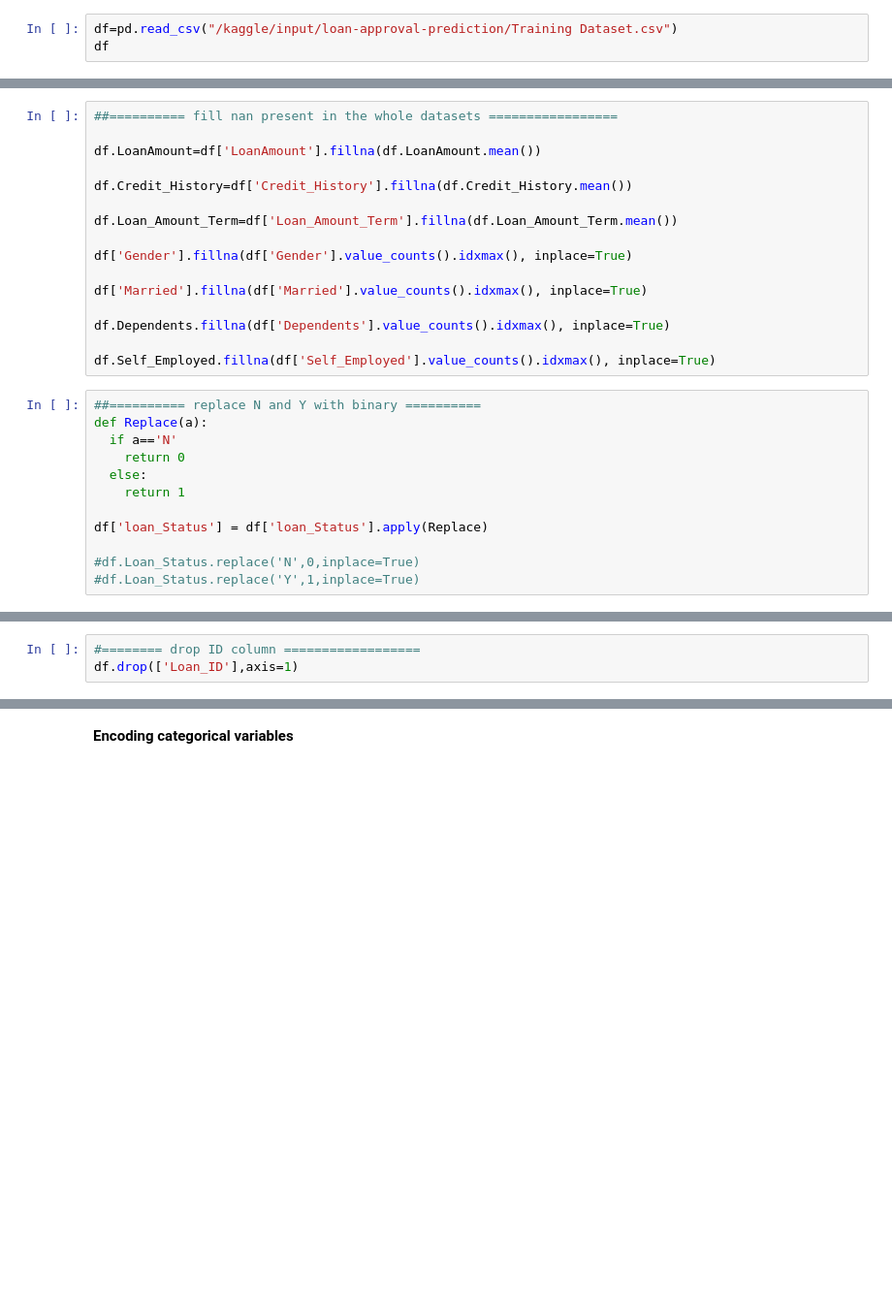
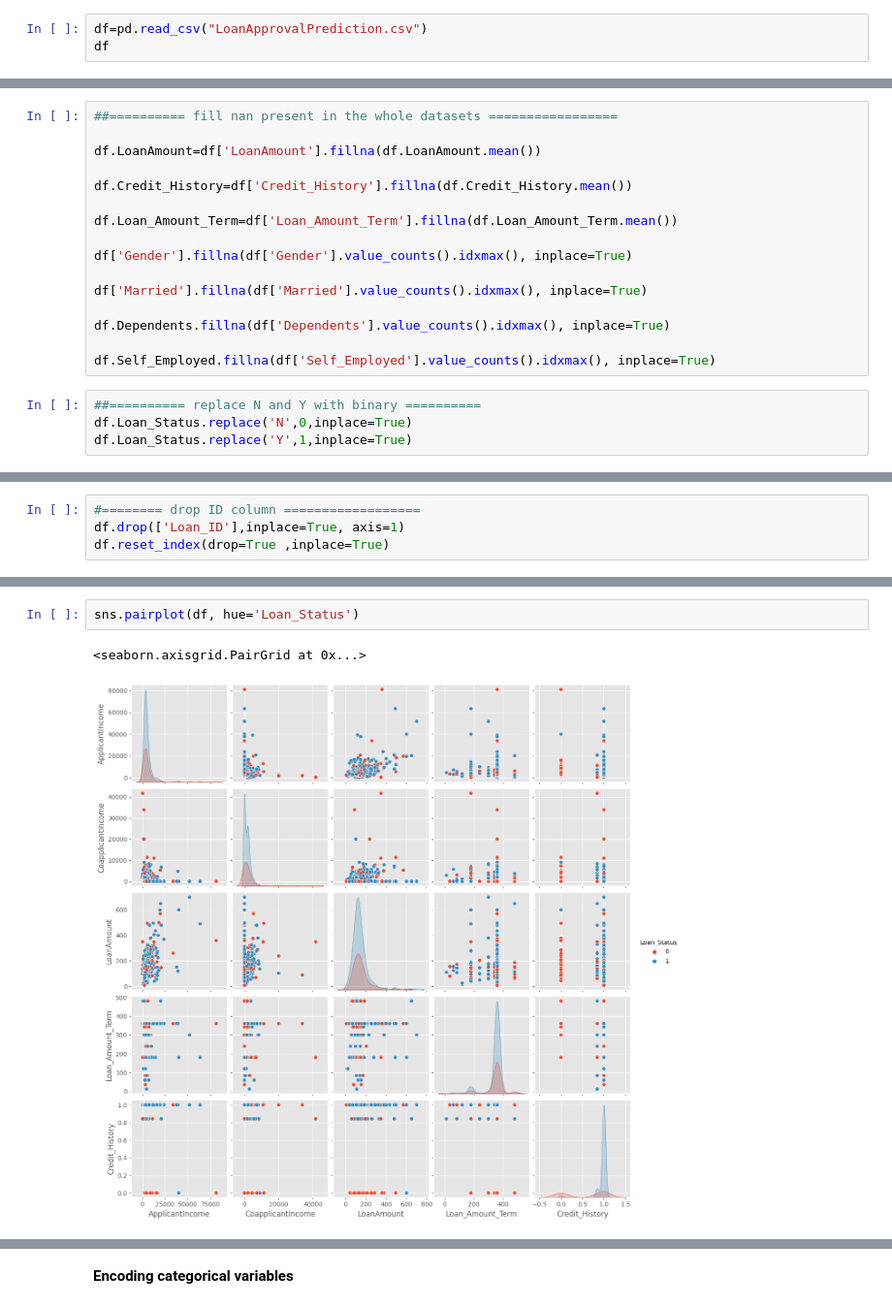
Before and after one commit to Michael-HK/mlops-loan_approval_model, a Jupyter notebook: loan_approval_prediction.ipynb, the cells around one changed output, grey strips where cells are left out. Shown at 97% size. Saved outputs shown, nothing was run; the diff lists cells and outputs as text; blank space fills up the shorter version.

```diff
--- a/loan_approval_prediction.ipynb
+++ b/loan_approval_prediction.ipynb
@@ -23,3 +81,3 @@ IPython.OutputArea.prototype._should_scroll = function() {
 # %%
-df=pd.read_csv("/kaggle/input/loan-approval-prediction/Training Dataset.csv")
+df=pd.read_csv("LoanApprovalPrediction.csv")
 df
@@ -53,13 +173,5 @@ df.Dependents.fillna(df['Dependents'].value_counts().idxmax(), inplace=True)
 df.Self_Employed.fillna(df['Self_Employed'].value_counts().idxmax(), inplace=True)
 # %%
 ##========== replace N and Y with binary ==========
-def Replace(a):
-  if a=='N'
-    return 0
-  else:
-    return 1
-
-df['loan_Status'] = df['loan_Status'].apply(Replace)
-
-#df.Loan_Status.replace('N',0,inplace=True)
-#df.Loan_Status.replace('Y',1,inplace=True)
+df.Loan_Status.replace('N',0,inplace=True)
+df.Loan_Status.replace('Y',1,inplace=True)
@@ -66,4 +218,5 @@ df['loan_Status'] = df['loan_Status'].apply(Replace)
 # %%
 #======== drop ID column ==================
-df.drop(['Loan_ID'],axis=1)
+df.drop(['Loan_ID'],inplace=True, axis=1)
+df.reset_index(drop=True ,inplace=True)
 # %% [markdown]
@@ -75 +253,6 @@ dabl.plot(df, target_col = 'Loan_Status')
+# %%
+sns.pairplot(df, hue='Loan_Status')
+# %% [output]
+<seaborn.axisgrid.PairGrid at 0x...>
+[figure, added]
 # %% [markdown]
```
Also changed, not shown: parts of 60 cells of this notebook.
